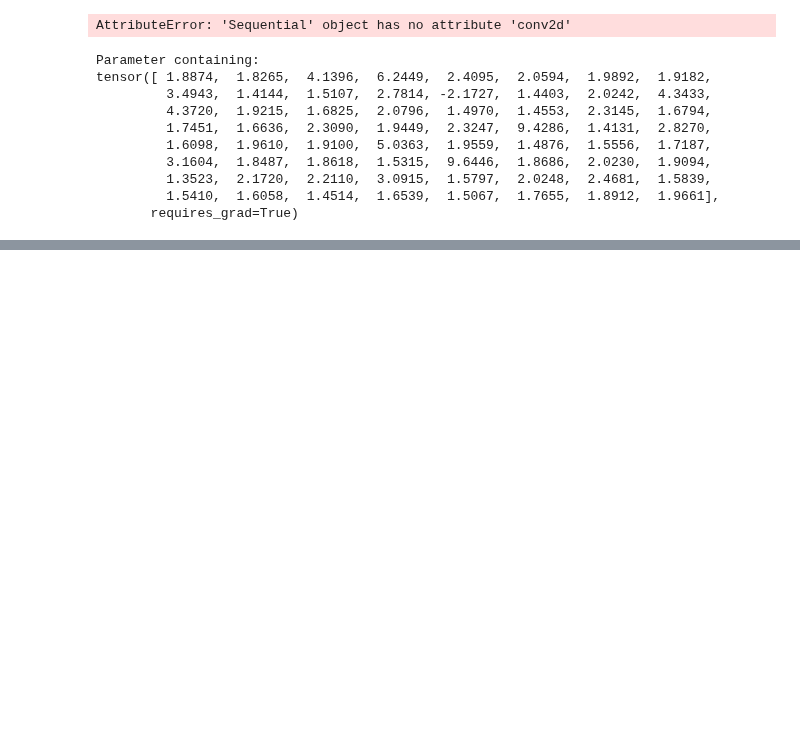
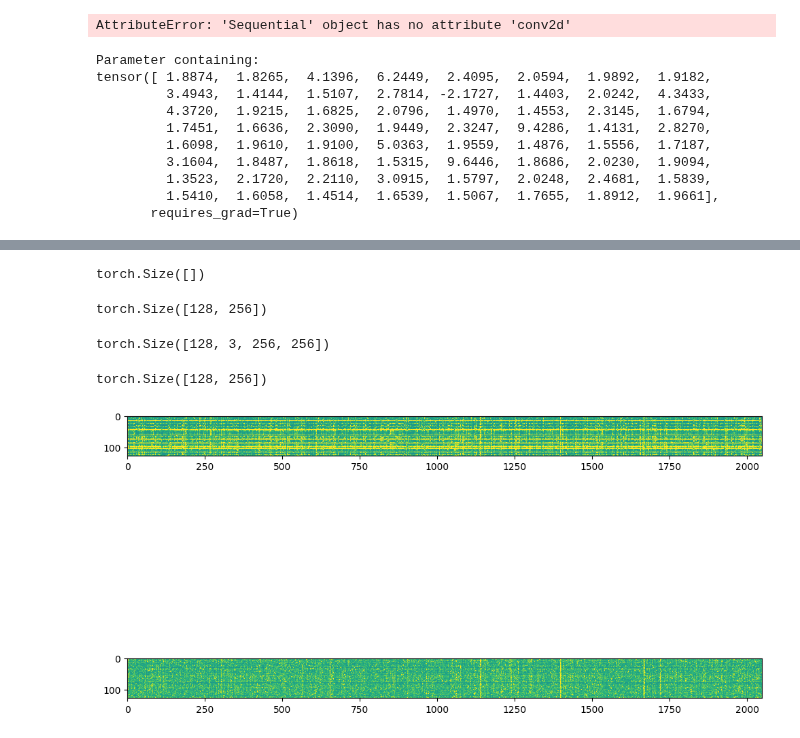
Before and after one commit to DakotaHester/ms-land-cover, a Jupyter notebook: playground.ipynb, the cells around one changed output, grey strips where cells are left out. Drawn from its saved outputs; the diff is of its cells as text; code cells hidden in the pictures; blank space fills up the shorter version.

```diff
--- a/playground.ipynb
+++ b/playground.ipynb
@@ -126,0 +142,11 @@ tensor([ 1.8874,  1.8265,  4.1396,  6.2449,  2.4095,  2.0594,  1.9892,  1.9182,
+# %%
+# model.load_state_dict(torch.load('./weights/resnet101_20250624/byol_bands3_size256_randinitfalse/resnet101/byol_last.pth', map_location='cpu'), strict=True)
+state_dict = torch.load('./weights/resnet101_20250616/byol_bands3_size256_randinitfalse/resnet101/byol_last.pth', map_location='cpu')
+for key in list(state_dict.keys()):
+    if key.startswith('target_encoder.module.'):
+        new_key = key.replace('target_encoder.module.', 'target_encoder.')
+        state_dict[new_key] = state_dict.pop(key)
+    elif key == 'target_encoder.n_averaged':
+        del state_dict[key]
+model.load_state_dict(state_dict, strict=True)
+model.to('cpu')
@@ -126,0 +171,17 @@ tensor([ 1.8874,  1.8265,  4.1396,  6.2449,  2.4095,  2.0594,  1.9892,  1.9182,
+# %%
+import rasterio as rio
+from glob import iglob
+import torch
+
+test_images = iglob('/scratch/dhester/mslc_data_v2/pretrain_val/*.tif')
+# select first 32 test images
+# randomly sample 1024 test images
+test_images = [next(test_images) for _ in range(2048)]
+
+
+x_batch = torch.stack([torch.from_numpy(rio.open(img).read([4, 1, 2])).float() / 255.0 for img in test_images])
+
+mean = torch.load('./weights/pretrain_mean.pth')
+std = torch.load('./weights/pretrain_std.pth')
+
+x_batch = (x_batch - mean[None, :, None, None]) / std[None, :, None, None]
@@ -126,0 +192,2 @@ tensor([ 1.8874,  1.8265,  4.1396,  6.2449,  2.4095,  2.0594,  1.9892,  1.9182,
+# %%
+h = model.online_encoder[0](x_batch)
@@ -126,0 +301,30 @@ tensor([ 1.8874,  1.8265,  4.1396,  6.2449,  2.4095,  2.0594,  1.9892,  1.9182,
+# %%
+std.shape
+# %% [output]
+torch.Size([])
+# %%
+z.shape
+# %% [output]
+torch.Size([128, 256])
+# %%
+x_batch.shape
+# %% [output]
+torch.Size([128, 3, 256, 256])
+# %%
+h.shape
+# %% [output]
+torch.Size([128, 256])
+# %%
+resnet_model = resnet101(weights=ResNet101_Weights.IMAGENET1K_V2)
+resnet_model.fc = nn.Identity()  # Remove the final classification layer
+
+h_resnet = resnet_model(x_batch)
+# %%
+import matplotlib.pyplot as plt
+
+fig, ax = plt.subplots(2, 1, figsize=(10, 10))
+ax[0].imshow(h.detach().numpy(), vmin=-0.5, vmax=0.5)
+ax[1].imshow(h_resnet.detach().numpy(), vmin=-0.5, vmax=0.5)
+fig.tight_layout()
+# %% [output]
+[figure, added]
```
Also changed, not shown: parts of 41 cells of this notebook, 3 other files.
